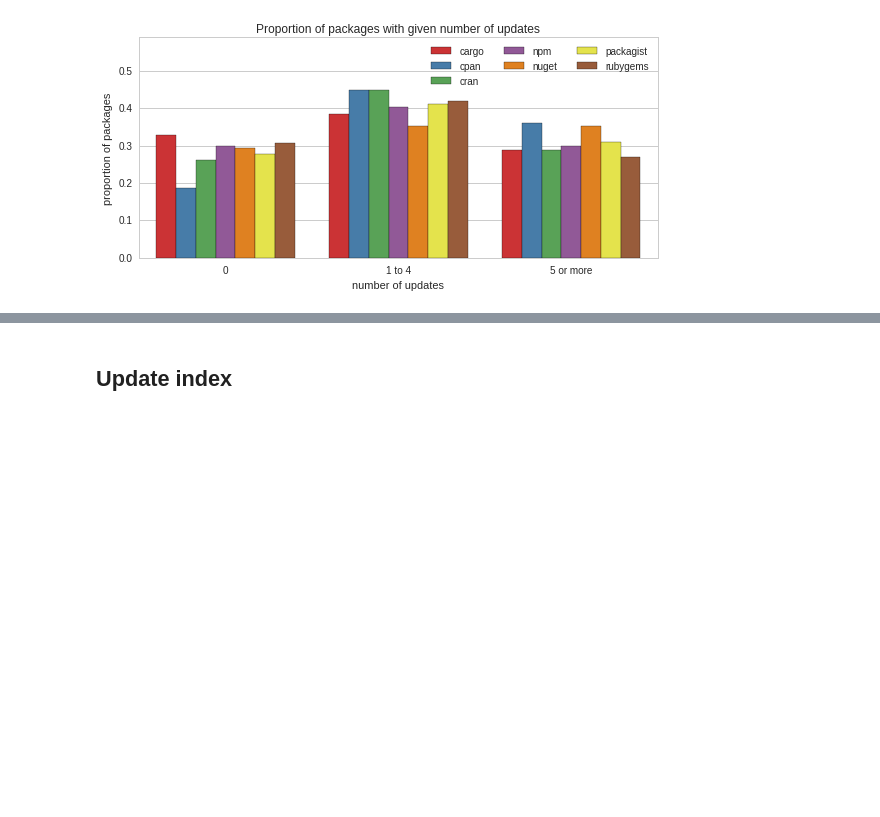
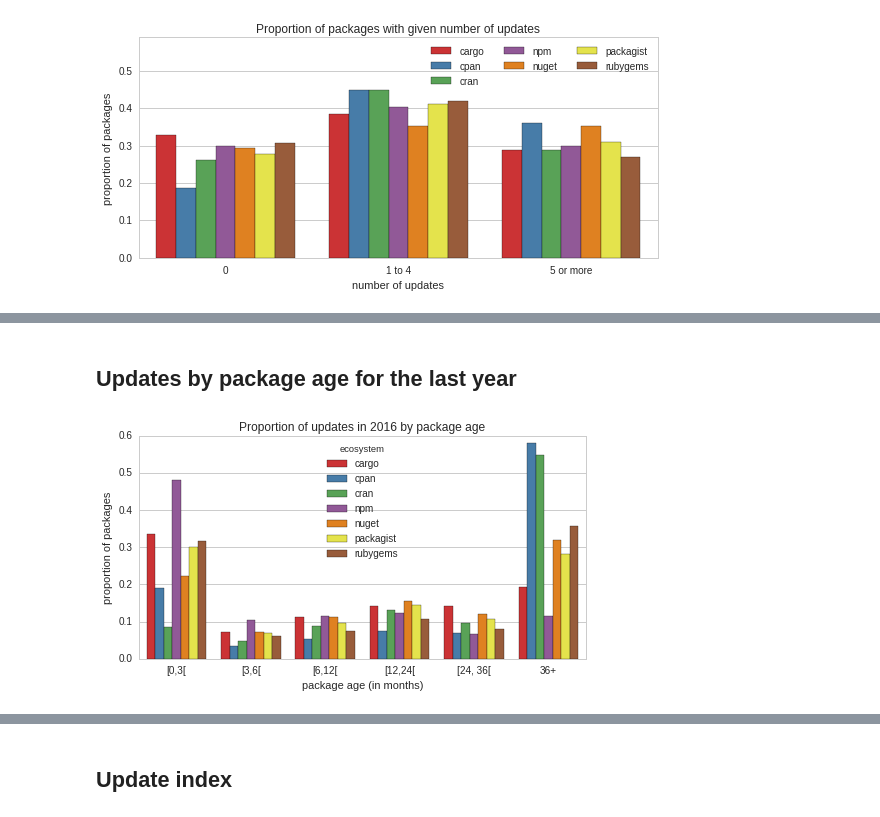
Before and after one commit to AlexandreDecan/ecos-emse, a Jupyter notebook: notebooks/Ecosystem activity.ipynb, the cells around one changed output, grey strips where cells are left out. Drawn from its saved outputs; the diff is of its cells as text; code cells hidden in the pictures; blank space fills up the shorter version.

Commit message:
Proportion of updates in 2016 by age

```diff
--- a/notebooks/Ecosystem activity.ipynb
+++ b/notebooks/Ecosystem activity.ipynb
@@ -603,0 +603,56 @@ pandas.DataFrame.from_records(data_temp, columns=['ecosystem', 'value', 'p']).so
+# %% [markdown]
+## Updates by package age for the last year
+# %%
+figure, ax = matplotlib.pyplot.subplots()
+figure.set_size_inches(FIG_SIZE)
+
+bins = [0, 3, 6, 12, 24, 36, pandas.np.inf]
+labels = ['[0,3[', '[3,6[', '[6,12[', '[12,24[', '[24, 36[', '36+']
+
+df = pandas.concat(
+    [
+        (
+            data['packages']
+            [data['packages']['time'].dt.year == 2016]  # Keep updates for 2016
+            .query('first_release != time')  # Remove initial releases
+            .assign(age=lambda d: (d['time'] - d['first_release']).dt.days / 12)
+            .groupby('age', as_index=False)
+            .agg({'version': 'count'})
+            .assign(p=lambda d: d['version'] / d['version'].sum())
+            .assign(age=lambda d:
+                pandas.cut(
+                    d['age'],
+                    bins=bins,
+                    labels=labels,
+                    right=False,
+                    include_lowest=True,
+                )
+            )
+            .groupby('age', as_index=False)
+            .sum()
+            .assign(ecosystem=ecosystem)
+        )
+        for ecosystem, data in df_data.items()
+    ]
+)
+
+seaborn.barplot(
+    data=df,
+    x='age',
+    y='p',
+    hue='ecosystem',
+    order=labels,
+    hue_order=ECOSYSTEMS,
+    palette=COLORS,
+    ax=ax
+)
+
+ax.set(
+    title='Proportion of updates in 2016 by package age',
+    xlabel='package age (in months)',
+    ylabel='proportion of packages',
+)
+
+savefig(figure, 'act_packages_updates_by_age_2016')
+# %% [output]
+[figure, added]
```
Also changed, not shown: parts of 2 cells of this notebook, 2 other files.
